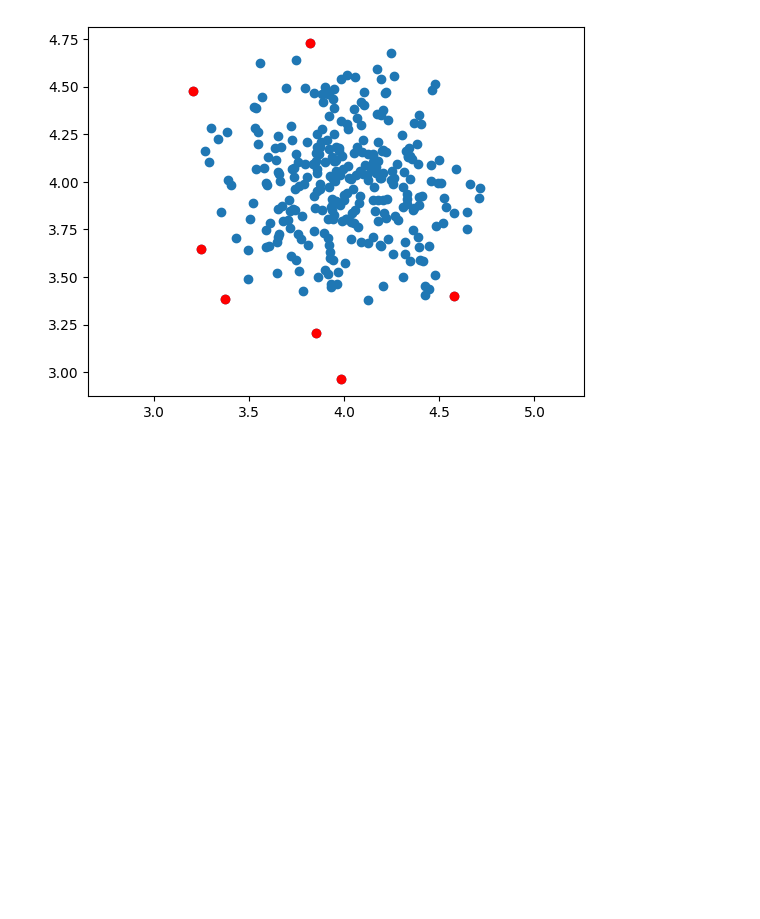
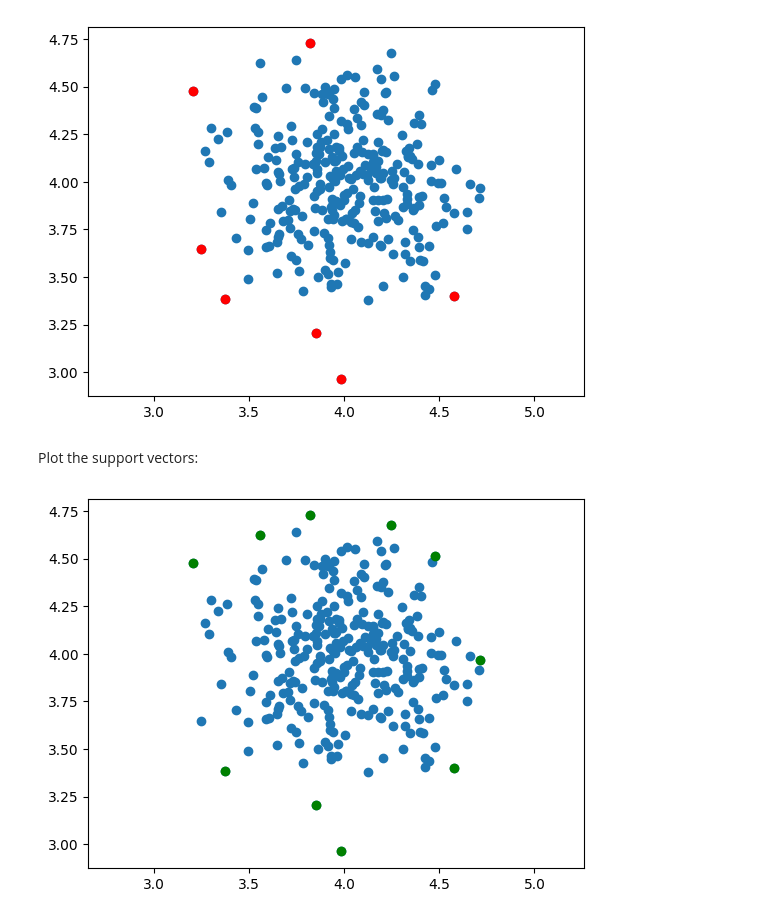
Before and after one commit to kanekalp/mpa-mlf, a Jupyter notebook: exercise_03.ipynb, the cells around one changed output. Cells and saved outputs as stored; diff of their text form; code cells hidden in the pictures; blank space fills up the shorter version.

```diff
--- a/exercise_03.ipynb
+++ b/exercise_03.ipynb
@@ -144,3 +129,16 @@ plt.scatter(support_vectors[:, 0], support_vectors[:, 1], color='green')'''
 plt.show()
 # %% [output]
 [figure]
+# %% [markdown]
+Plot the support vectors:
+# %%
+
+support_vectors = SVMmodelOne.support_vectors_
+
+plt.scatter(x[:,0], x[:,1])
+plt.scatter(support_vectors[:,0], support_vectors[:,1], color='green')
+plt.axis('equal')
+
+plt.show()
+# %% [output]
+[figure, added]
```
Also changed, not shown: parts of 25 cells of this notebook.
